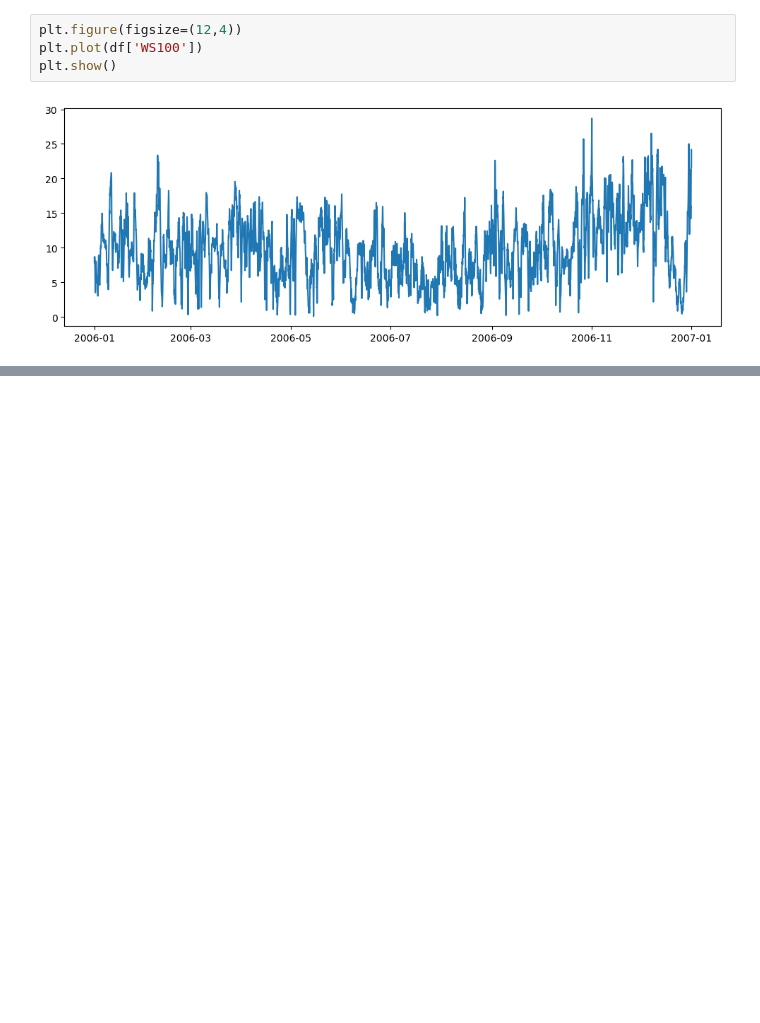
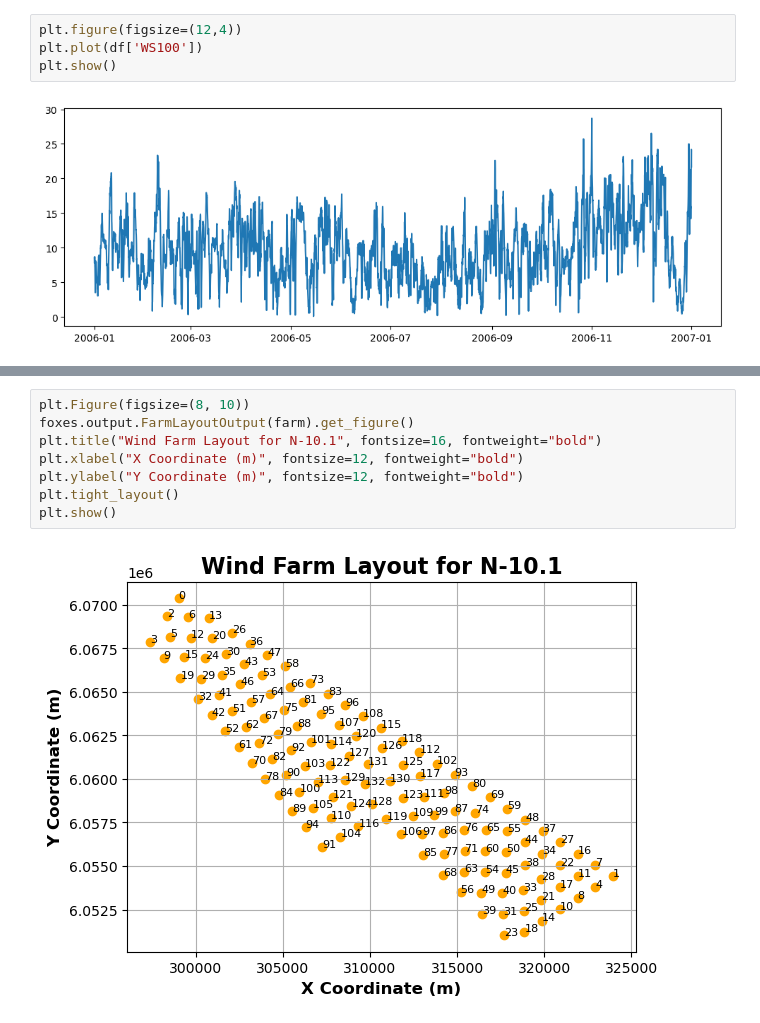
Before and after one commit to Merveille94/foxes-wind-farm-analysis, a Jupyter notebook: task_1_and_2.ipynb, the cells around one changed output, grey strips where cells are left out. Cells and saved outputs as stored; diff of their text form; blank space fills up the shorter version.

```diff
--- a/task_1_and_2.ipynb
+++ b/task_1_and_2.ipynb
@@ -75,0 +149,10 @@ ax.set_yticklabels(['', '3%', '6%', '9%', '12%'])
+# %%
+plt.Figure(figsize=(8, 10))
+foxes.output.FarmLayoutOutput(farm).get_figure()
+plt.title("Wind Farm Layout for N-10.1", fontsize=16, fontweight="bold")
+plt.xlabel("X Coordinate (m)", fontsize=12, fontweight="bold")
+plt.ylabel("Y Coordinate (m)", fontsize=12, fontweight="bold")
+plt.tight_layout()
+plt.show()
+# %% [output]
+[figure, added]
```
Also changed, not shown: parts of 6 cells of this notebook, 1 other file.
